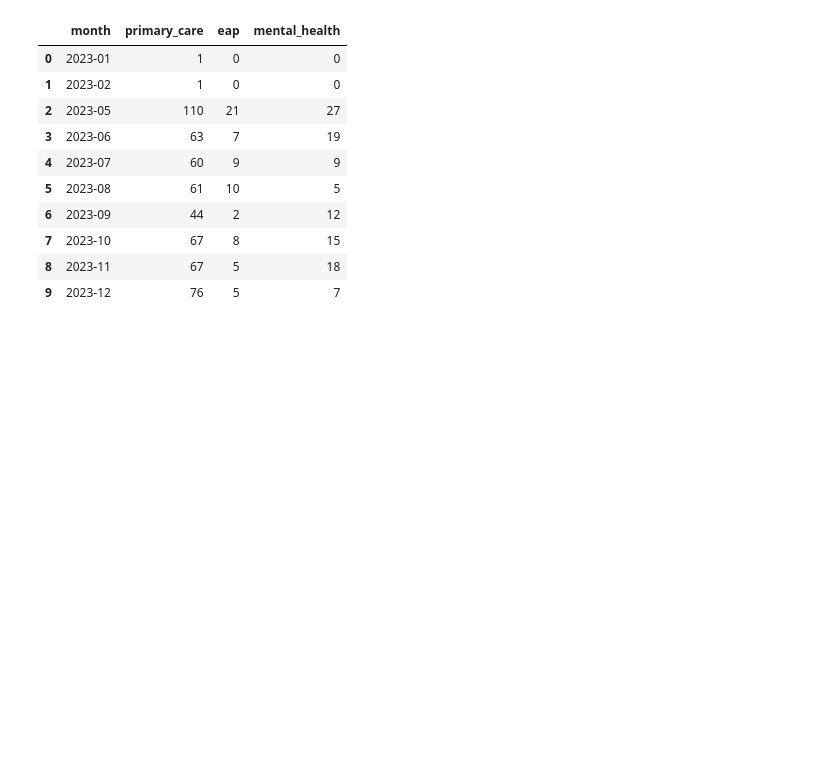
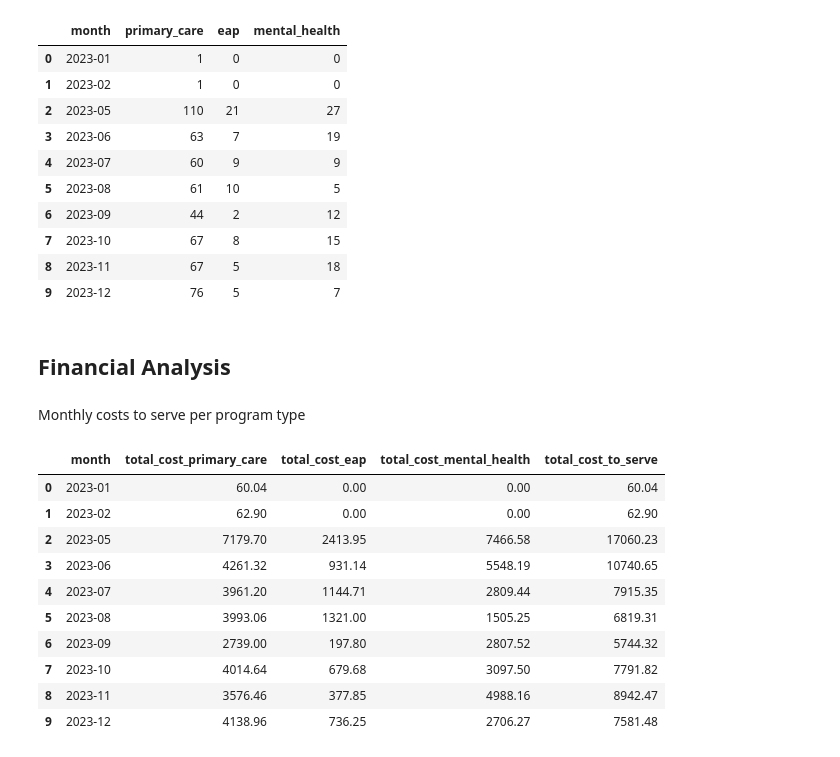
Before and after one commit to Marietagu/Dialogue-Data-Analysis, a Jupyter notebook: dunder_miflin_analysis.ipynb, the cells around one changed output. Saved outputs shown, nothing was run; the diff lists cells and outputs as text; code cells hidden in the pictures; blank space fills up the shorter version.

Commit message:
Financial analysis: Monthly costs to serve per program type including total cost per month

```diff
--- a/dunder_miflin_analysis.ipynb
+++ b/dunder_miflin_analysis.ipynb
@@ -298,3 +298,46 @@ display(df)
 | 7 | 2023-10 | 67 | 8 | 15 |
 | 8 | 2023-11 | 67 | 5 | 18 |
 | 9 | 2023-12 | 76 | 5 | 7 |
+# %% [markdown]
+## Financial Analysis
+# %% [markdown]
+Monthly costs to serve per program type
+# %%
+query_monthly_costs = """
+WITH episodes_per_month AS (
+  SELECT
+    strftime('%Y-%m', EPISODE_CREATED_AT) AS month,
+    SUM(CASE WHEN PROGRAM = 'primary_care' THEN 1 ELSE 0 END) AS primary_care_episodes,
+    SUM(CASE WHEN PROGRAM = 'eap' THEN 1 ELSE 0 END) AS eap_episodes,
+    SUM(CASE WHEN PROGRAM = 'mental_health' THEN 1 ELSE 0 END) AS mental_health_episodes
+  FROM episodes
+  WHERE ORGANIZATION_ID = 4
+  GROUP BY month
+)
+SELECT
+   e.month,
+  (e.primary_care_episodes * c.cost_to_serve_primary_care) AS total_cost_primary_care,
+  (e.eap_episodes * c.cost_to_serve_eap) AS total_cost_eap,
+  (e.mental_health_episodes * c.cost_to_serve_mental_health) AS total_cost_mental_health,
+  (e.primary_care_episodes * c.cost_to_serve_primary_care) +
+  (e.eap_episodes * c.cost_to_serve_eap) +
+  (e.mental_health_episodes * c.cost_to_serve_mental_health) AS total_cost_to_serve
+FROM episodes_per_month e
+INNER JOIN cost_to_serve_monthly c ON e.month = strftime('%Y-%m', c.date_month)
+ORDER BY e.month;
+"""
+
+df = pd.read_sql_query(query_monthly_costs, conn)
+display(df)
+# %% [output]
+|  | month | total_cost_primary_care | total_cost_eap | total_cost_mental_health | total_cost_to_serve |
+| 0 | 2023-01 | 60.04 | 0.00 | 0.00 | 60.04 |
+| 1 | 2023-02 | 62.90 | 0.00 | 0.00 | 62.90 |
+| 2 | 2023-05 | 7179.70 | 2413.95 | 7466.58 | 17060.23 |
+| 3 | 2023-06 | 4261.32 | 931.14 | 5548.19 | 10740.65 |
+| 4 | 2023-07 | 3961.20 | 1144.71 | 2809.44 | 7915.35 |
+| 5 | 2023-08 | 3993.06 | 1321.00 | 1505.25 | 6819.31 |
+| 6 | 2023-09 | 2739.00 | 197.80 | 2807.52 | 5744.32 |
+| 7 | 2023-10 | 4014.64 | 679.68 | 3097.50 | 7791.82 |
+| 8 | 2023-11 | 3576.46 | 377.85 | 4988.16 | 8942.47 |
+| 9 | 2023-12 | 4138.96 | 736.25 | 2706.27 | 7581.48 |
```
